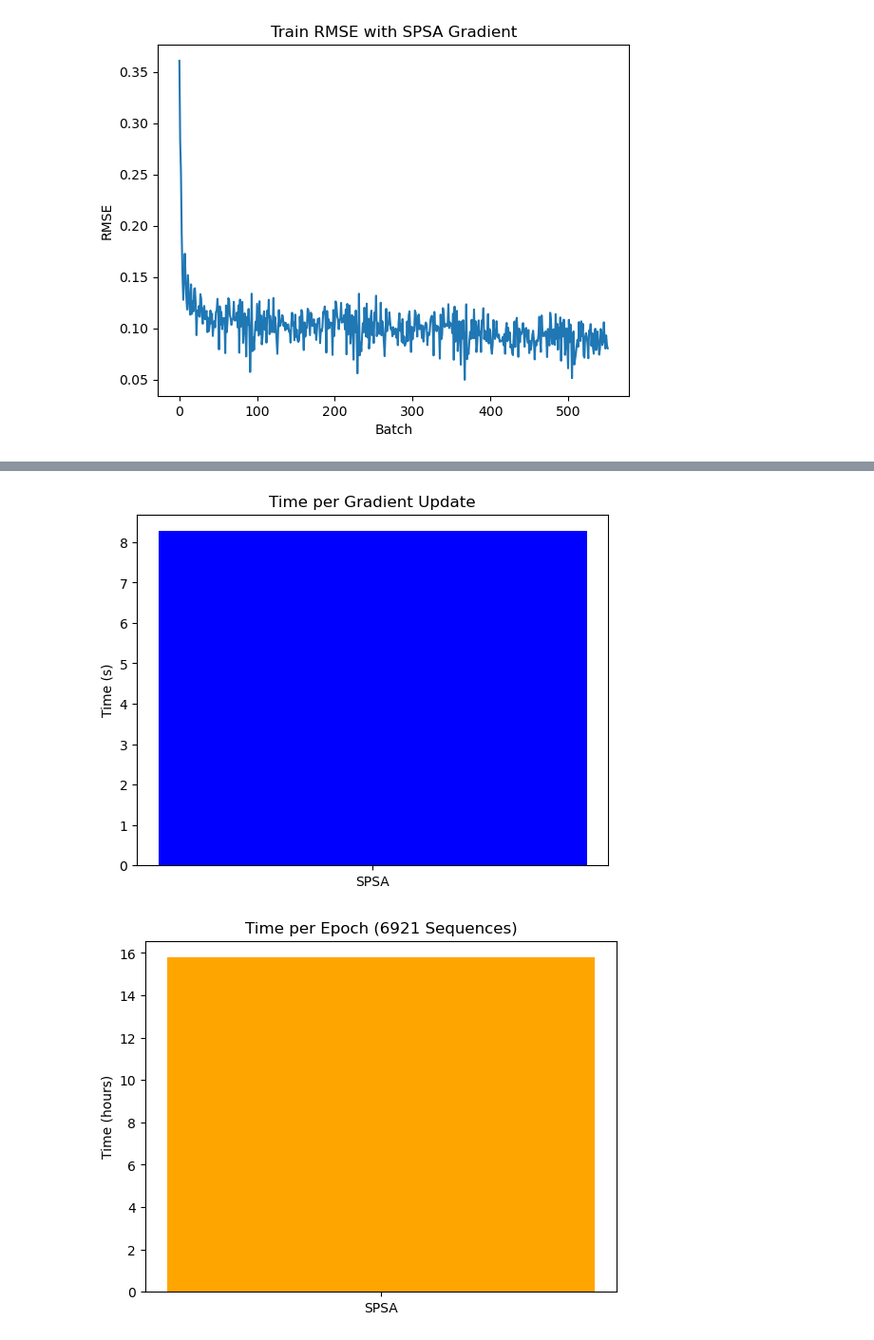
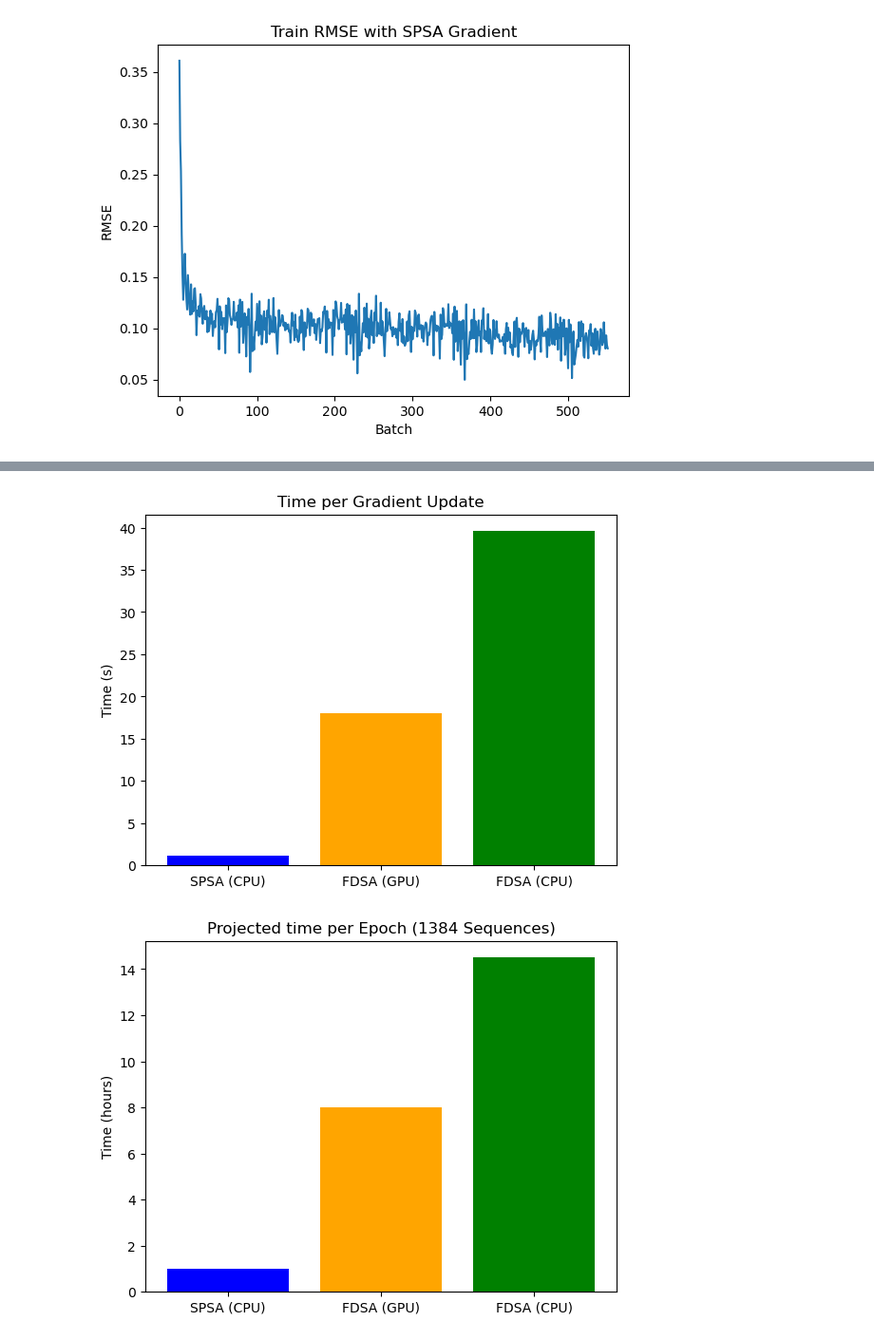
Before and after one commit to csce585-mlsystems/Trainable-QRNN, a Jupyter notebook: code/visual.ipynb, the cells around one changed output, grey strips where cells are left out. Shown at 95% size. Saved outputs shown, nothing was run; the diff lists cells and outputs as text; code cells hidden in the pictures.

```diff
--- a/code/visual.ipynb
+++ b/code/visual.ipynb
@@ -30,21 +46,21 @@ plt.show()
 # %%
 import matplotlib.pyplot as plt
 import numpy as np
-times = [8.271307]
+times = [1.2,18.0,39.58]
 
 #Plot times as bar graph with labels
 plt.figure()
-plt.bar(['SPSA','Parameter Shift'], times, color=['blue', 'blue'])
+plt.bar(['SPSA (CPU)','FDSA (GPU)','FDSA (CPU)'], times, color=['blue', 'orange', 'green'])
 plt.ylabel('Time (s)')
 plt.title('Time per Gradient Update')
 plt.show()
 
-hours_per_epoch = [15.78]
+hours_per_epoch = [1,8,14.5]
 plt.figure()
-plt.bar(['SPSA','Parameter Shift'], hours_per_epoch, color=['orange', 'orange'])
+plt.bar(['SPSA (CPU)','FDSA (GPU)','FDSA (CPU)'], hours_per_epoch, color=['blue', 'orange', 'green'])
 plt.ylabel('Time (hours)')
-plt.title('Projected time per Epoch (6921 Sequences)')
+plt.title('Projected time per Epoch (1384 Sequences)')
 plt.show()
 # %% [output]
-[figure, old version]
+[figure, new version]
-[figure, old version]
+[figure, new version]
```
Also changed, not shown: parts of 4 cells of this notebook, 9 other files.
